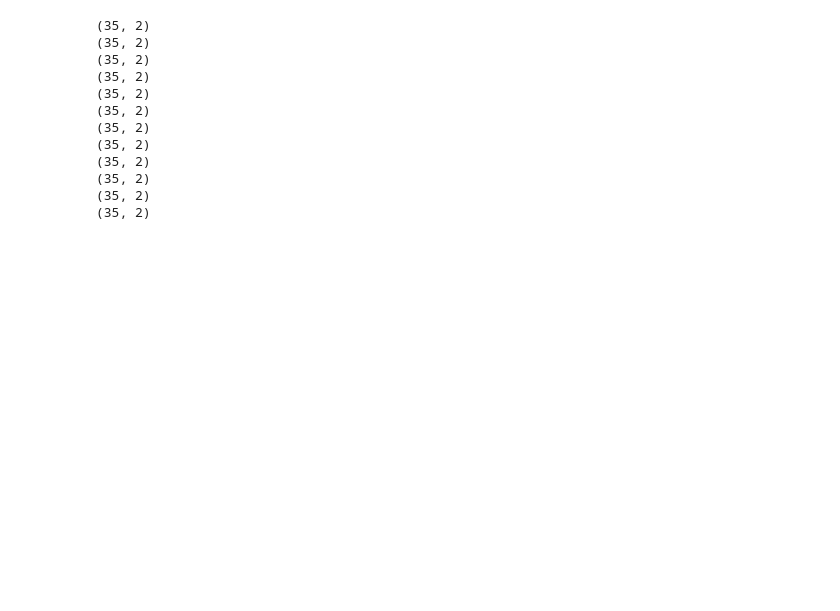
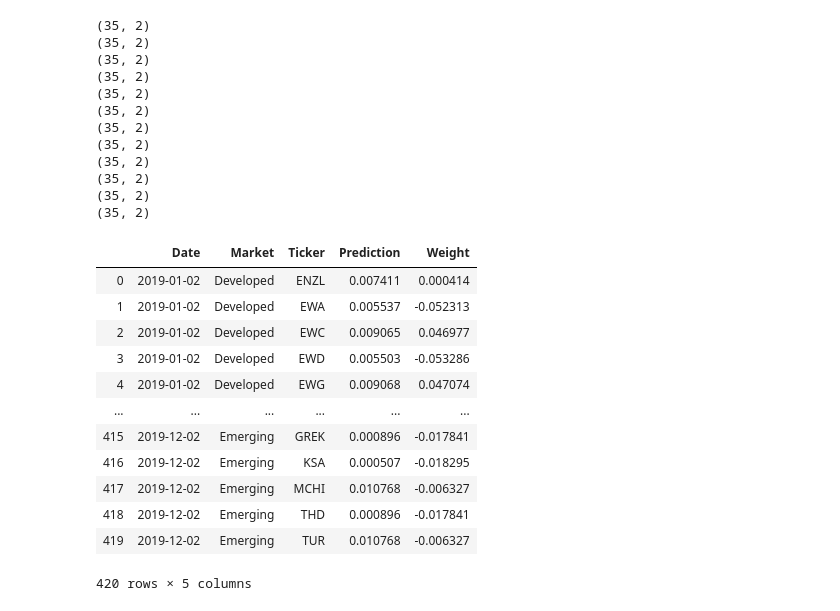
Before and after one commit to xlinGithub/Quantitative-Country-ETF-Trading-Strategy, a Jupyter notebook: modeling.ipynb, the cells around one changed output. Drawn from its saved outputs; the diff is of its cells as text; code cells hidden in the pictures; blank space fills up the shorter version.

Commit message:
updated backtest_inputs

```diff
--- a/modeling.ipynb
+++ b/modeling.ipynb
@@ -896,3 +896,19 @@ for date in rebalance_dates:
 (35, 2)
 (35, 2)
 (35, 2)
+# %%
+pd.read_csv('https://raw.githubusercontent.com/xlinGithub/Quantitative-Country-ETF-Trading-Strategy/master/backtest_inputs.csv')
+# %% [output]
+|  | Date | Market | Ticker | Prediction | Weight |
+| 0 | 2019-01-02 | Developed | ENZL | 0.007411 | 0.000414 |
+| 1 | 2019-01-02 | Developed | EWA | 0.005537 | -0.052313 |
+| 2 | 2019-01-02 | Developed | EWC | 0.009065 | 0.046977 |
+| 3 | 2019-01-02 | Developed | EWD | 0.005503 | -0.053286 |
+| 4 | 2019-01-02 | Developed | EWG | 0.009068 | 0.047074 |
+| ... | ... | ... | ... | ... | ... |
+| 415 | 2019-12-02 | Emerging | GREK | 0.000896 | -0.017841 |
+| 416 | 2019-12-02 | Emerging | KSA | 0.000507 | -0.018295 |
+| 417 | 2019-12-02 | Emerging | MCHI | 0.010768 | -0.006327 |
+| 418 | 2019-12-02 | Emerging | THD | 0.000896 | -0.017841 |
+| 419 | 2019-12-02 | Emerging | TUR | 0.010768 | -0.006327 |
+420 rows × 5 columns
```
Also changed, not shown: 1 other file.
